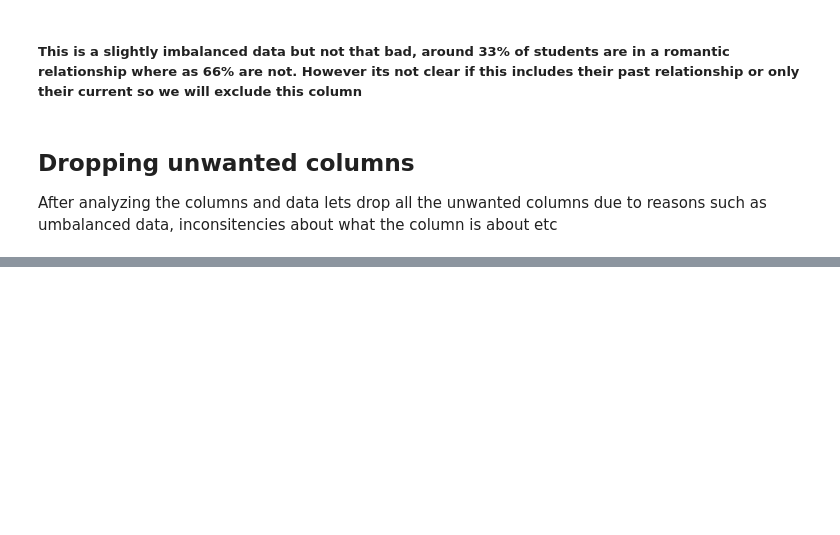
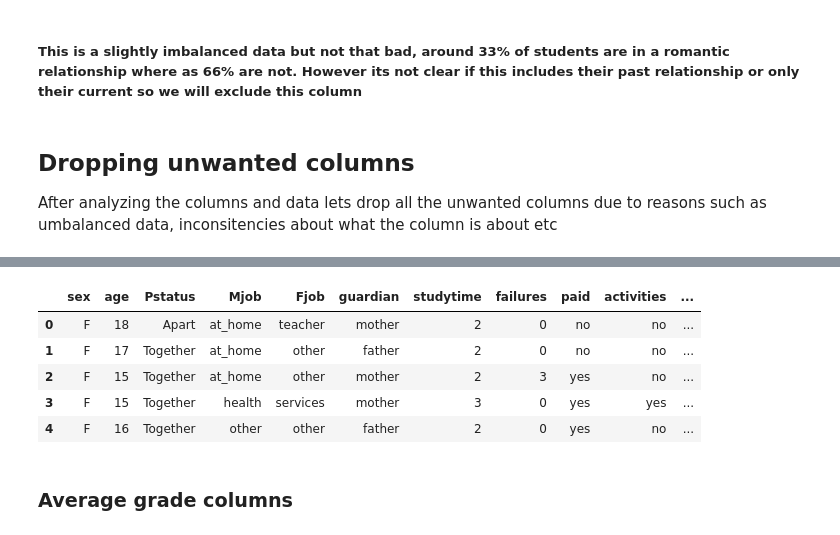
Before and after one commit to Soham2402/EDA, a Jupyter notebook: Student grade analysis/Student_grade_analysis.ipynb, the cells around one changed output, grey strips where cells are left out. Drawn from its saved outputs; the diff is of its cells as text; code cells hidden in the pictures; blank space fills up the shorter version.

```diff
--- a/Student grade analysis/Student_grade_analysis.ipynb
+++ b/Student grade analysis/Student_grade_analysis.ipynb
@@ -187,0 +217,16 @@ new_stud_df.sample(5)
+# %%
+new_stud_df.loc[(new_stud_df['Mjob'] != 'at_home') & (new_stud_df['Fjob'] != 'at_home'), 'working'] = 'Both'
+new_stud_df.loc[(new_stud_df["Mjob"] == "at_home") & (new_stud_df["Fjob"] != "at_home"), "working"] = "Father"
+new_stud_df.loc[(new_stud_df["Mjob"] != "at_home") & (new_stud_df["Fjob"] == "at_home"), "working"] = "Mother"
+new_stud_df.loc[(new_stud_df["Mjob"] == "at_home") & (new_stud_df["Fjob"] == "at_home"), "working"] = "None"
+# %%
+new_stud_df.head()
+# %% [output]
+|  | sex | age | Pstatus | Mjob | Fjob | guardian | studytime | failures | paid | activities | ... |
+| 0 | F | 18 | Apart | at_home | teacher | mother | 2 | 0 | no | no | ... |
+| 1 | F | 17 | Together | at_home | other | father | 2 | 0 | no | no | ... |
+| 2 | F | 15 | Together | at_home | other | mother | 2 | 3 | yes | no | ... |
+| 3 | F | 15 | Together | health | services | mother | 3 | 0 | yes | yes | ... |
+| 4 | F | 16 | Together | other | other | father | 2 | 0 | yes | no | ... |
+# %% [markdown]
+### Average grade columns
```
Also changed, not shown: parts of 11 cells of this notebook.
